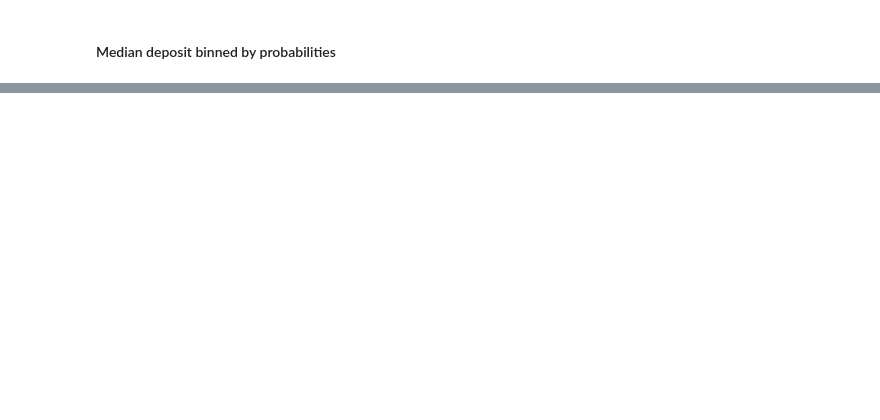
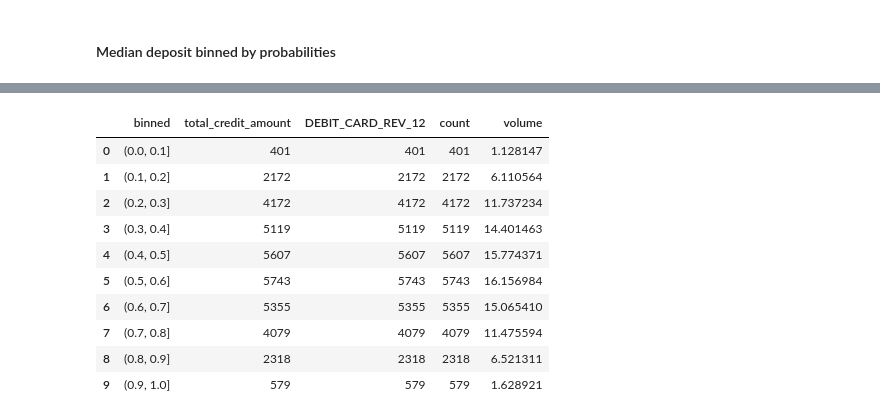
Before and after one commit to sarfraz-novo/deposit-model, a Jupyter notebook: output/Baseline_Model.ipynb, the cells around one changed output, grey strips where cells are left out. Cells and saved outputs as stored; diff of their text form; code cells hidden in the pictures; blank space fills up the shorter version.

```diff
--- a/output/Baseline_Model.ipynb
+++ b/output/Baseline_Model.ipynb
@@ -329,0 +480,16 @@ pandas.Int64Index is deprecated and will be removed from pandas in a future vers
+# %%
+def Extract(lst):
+    return list(list(zip(*lst))[0])
+
+res = model.predict_proba(df[independent_variables]).tolist()
+class_proba = Extract(res)
+
+df['class_probability'] = class_proba
+
+bins = [0, 0.1, 0.2, 0.3, 0.4, 0.5, 0.6, 0.7, 0.8, 0.9, 1]
+df['binned'] = pd.cut(df['class_probability'], bins)
+
+credit_df = df.groupby('binned', as_index=False)['total_credit_amount'].mean()
+revenue_df = df.groupby('binned', as_index=False)['DEBIT_CARD_REV_12'].mean()
+result_df = credit_df.merge(revenue_df, on='binned')
+result_df['binned'] = result_df['binned'].astype('str')
@@ -329,0 +510,16 @@ pandas.Int64Index is deprecated and will be removed from pandas in a future vers
+# %%
+result_df['count'] = result_df['total_credit_amount']
+result_df['volume'] = (result_df['count']/result_df['total_credit_amount'].sum())*100
+result_df
+# %% [output]
+|  | binned | total_credit_amount | DEBIT_CARD_REV_12 | count | volume |
+| 0 | (0.0, 0.1] | 401 | 401 | 401 | 1.128147 |
+| 1 | (0.1, 0.2] | 2172 | 2172 | 2172 | 6.110564 |
+| 2 | (0.2, 0.3] | 4172 | 4172 | 4172 | 11.737234 |
+| 3 | (0.3, 0.4] | 5119 | 5119 | 5119 | 14.401463 |
+| 4 | (0.4, 0.5] | 5607 | 5607 | 5607 | 15.774371 |
+| 5 | (0.5, 0.6] | 5743 | 5743 | 5743 | 16.156984 |
+| 6 | (0.6, 0.7] | 5355 | 5355 | 5355 | 15.065410 |
+| 7 | (0.7, 0.8] | 4079 | 4079 | 4079 | 11.475594 |
+| 8 | (0.8, 0.9] | 2318 | 2318 | 2318 | 6.521311 |
+| 9 | (0.9, 1.0] | 579 | 579 | 579 | 1.628921 |
```
Also changed, not shown: parts of 29 cells of this notebook, 5 other files.
